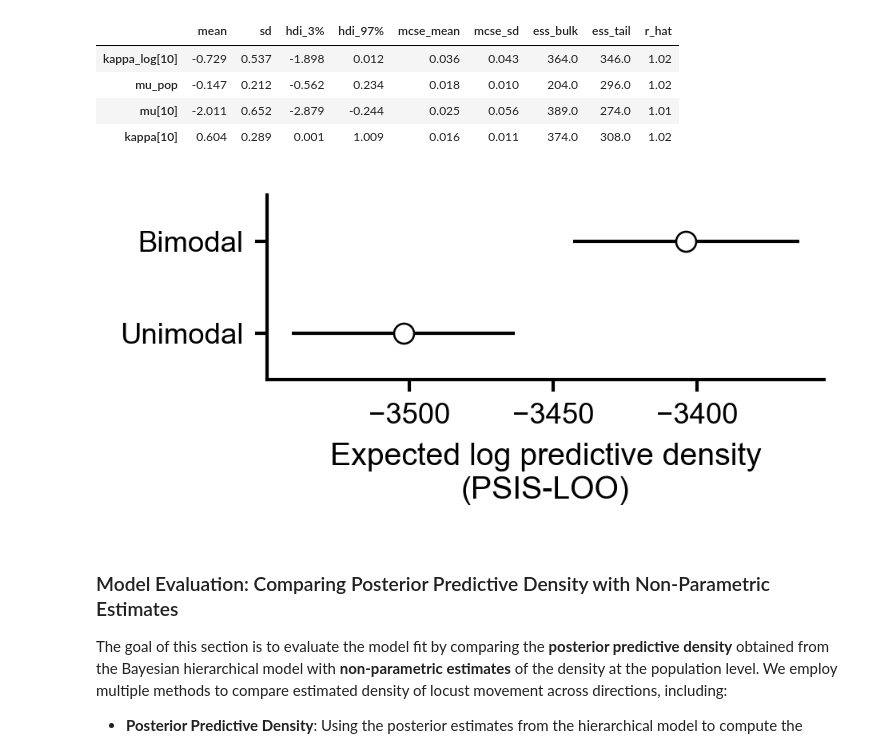
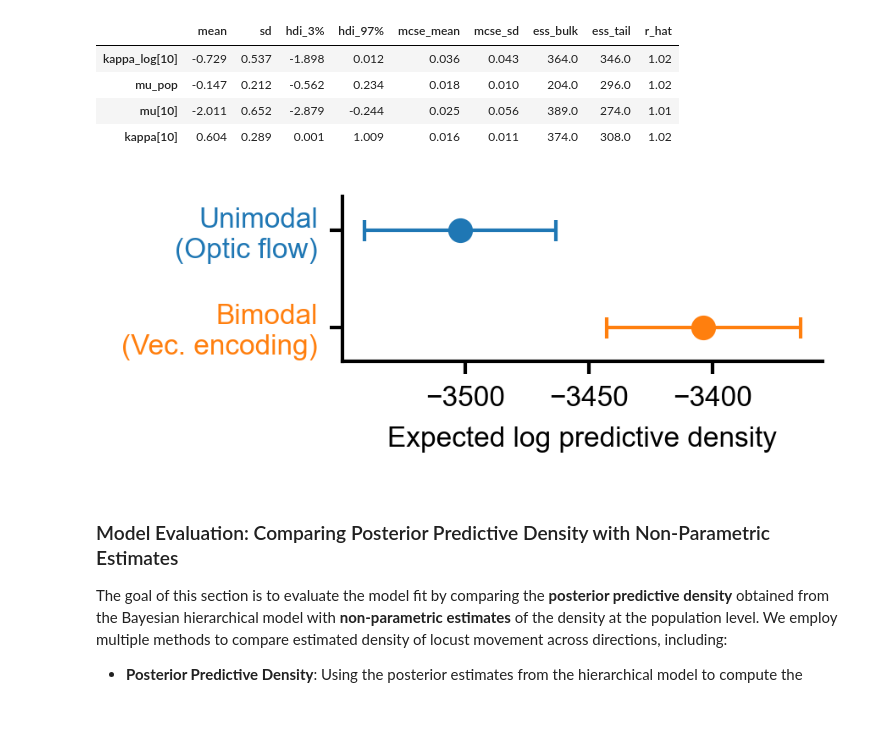
Before and after one commit to jgraving/unwrap, a Jupyter notebook: notebooks/locust_direction_mixture_model.ipynb, the cells around one changed output. Drawn from its saved outputs; the diff is of its cells as text; code cells hidden in the pictures; blank space fills up the shorter version.

Commit message:
Update mixture model example

```diff
--- a/notebooks/locust_direction_mixture_model.ipynb
+++ b/notebooks/locust_direction_mixture_model.ipynb
@@ -387,73 +391,85 @@ summary_df.loc[
 | mu[10] | -2.011 | 0.652 | -2.879 | -0.244 | 0.025 | 0.056 | 389.0 | 274.0 | 1.01 |
 | kappa[10] | 0.604 | 0.289 | 0.001 | 1.009 | 0.016 | 0.011 | 374.0 | 308.0 | 1.02 |
 # %%
+import numpy as np
 import matplotlib.pyplot as plt
 import arviz as az
-from matplotlib.collections import LineCollection
 
-# --- Match your other figure's "thickness" defaults ---
 plt.rcParams.update({
     "ytick.major.width": 1,
     "xtick.major.width": 1,
     "axes.linewidth": 1,
-    "lines.linewidth": 1,      # important for ArviZ compare lines
+    "lines.linewidth": 1,
     "font.family": "Arial",
     "font.size": 8,
 })
 
-cmp = az.compare(
-    {"Unimodal": trace_unimodal, "Bimodal": trace_bimodal},
-    ic="loo",
-    method="stacking",
-    scale="log"
-)
+models = {"Bimodal": trace_bimodal, "Unimodal": trace_unimodal}
 
-ax = az.plot_compare(cmp)
+# Compute ELPD and SE
+rows = []
+for name, idata in models.items():
+    loo = az.loo(idata, pointwise=True, scale="log")
+    elpd = float(getattr(loo, "elpd_loo", loo["elpd_loo"]))
+    se   = float(getattr(loo, "se", loo["se"]))
+    rows.append((name, elpd, se))
 
-# --- Remove the dashed gray vertical "best model" reference line(s) ---
-for ln in list(ax.lines):
-    x = ln.get_xdata()
-    if len(x) == 2 and x[0] == x[1]:  # vertical line: constant x
-        ln.remove()
+# Keep your chosen order (Unimodal then Bimodal)
+labels = ["Bimodal\n(Vec. encoding)", "Unimodal\n(Optic flow)"]
+colors = ["tab:orange", "tab:blue"]  # Unimodal -> blue, Bimodal -> orange
 
-# --- Force linewidths to match your other plots ---
-# Lines (markers, central points, caps, etc.)
-for ln in ax.lines:
-    ln.set_linewidth(1)
+x    = np.array([r[1] for r in rows], dtype=float)
+xerr = np.array([r[2] for r in rows], dtype=float)
+y    = np.arange(len(rows))
 
-# Errorbar segments are often LineCollections
-for coll in ax.collections:
-    if isinstance(coll, LineCollection):
-        coll.set_linewidths(1)
+fig, ax = plt.subplots(figsize=(3.0, 1.25), dpi=300)
 
-# Spines + ticks
-for sp in ax.spines.values():
-    sp.set_linewidth(1)
+# draw per-point so each can have its own color
+for yi, xi, sei, col in zip(y, x, xerr, colors):
+    ax.errorbar(
+        xi, yi, xerr=sei,
+        fmt="o",
+        color=col, ecolor=col,
+        elinewidth=1, capsize=3, capthick=1,
+        markersize=6,
+        markeredgecolor=col,
+        markeredgewidth=1,
+    )
 
-ax.tick_params(
-    axis="both", which="both",
-    bottom=True, top=False,
-    left=True, right=False,
-    labelbottom=True, labelleft=True,
-    width=1
-)
+ax.set_yticks(y)
+ax.set_yticklabels(labels)
 
-# Labels / cleanup
-ax.set_xlabel("Expected log predictive density\n(PSIS-LOO)")
+# Color tick labels to match
+for lab, col in zip(ax.get_yticklabels(), colors):
+    lab.set_color(col)
+
+# whitespace like before
+ax.margins(y=0.35)
+
+ax.set_xlabel("Expected log predictive density")
 ax.set_ylabel("")
 ax.set_title("")
 ax.spines["top"].set_visible(False)
 ax.spines["right"].set_visible(False)
 
-fig = plt.gcf()
-fig.set_figheight(1.0)
-fig.set_figwidth(3.0)
-fig.set_dpi(300)
+for sp in ax.spines.values():
+    sp.set_linewidth(1)
 
-plt.savefig("../figures/locust_bimodal_unimodal_elpd.pdf", bbox_inches="tight")
+ax.tick_params(axis="both", which="both",
+               bottom=True, top=False,
+               left=True, right=False,
+               labelbottom=True, labelleft=True,
+               width=1)
+
+plt.tight_layout()
+
+# Save with fixed canvas size (no tight bbox cropping)
+plt.savefig("../figures/locust_bimodal_unimodal_elpd.png", dpi=300)
+plt.savefig("../figures/locust_bimodal_unimodal_elpd.pdf")
+
 plt.show()
 # %% [output]
-[figure, old version]
+[figure, new version]
 # %% [markdown]
 ### Model Evaluation: Comparing Posterior Predictive Density with Non-Parametric Estimates
 
```
Also changed, not shown: parts of 5 cells of this notebook.
